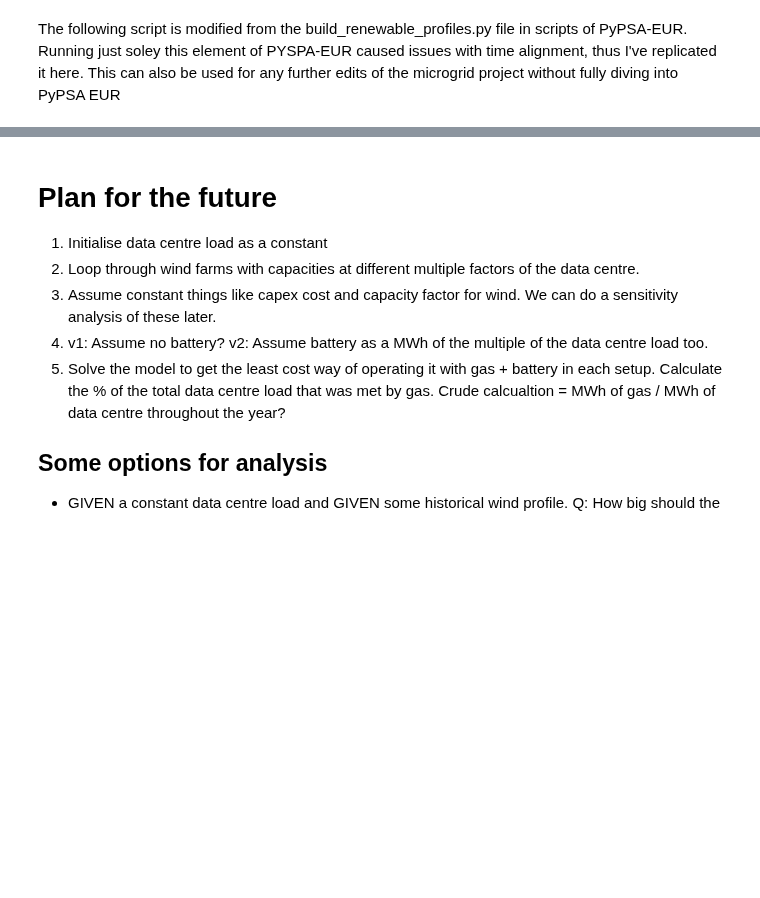
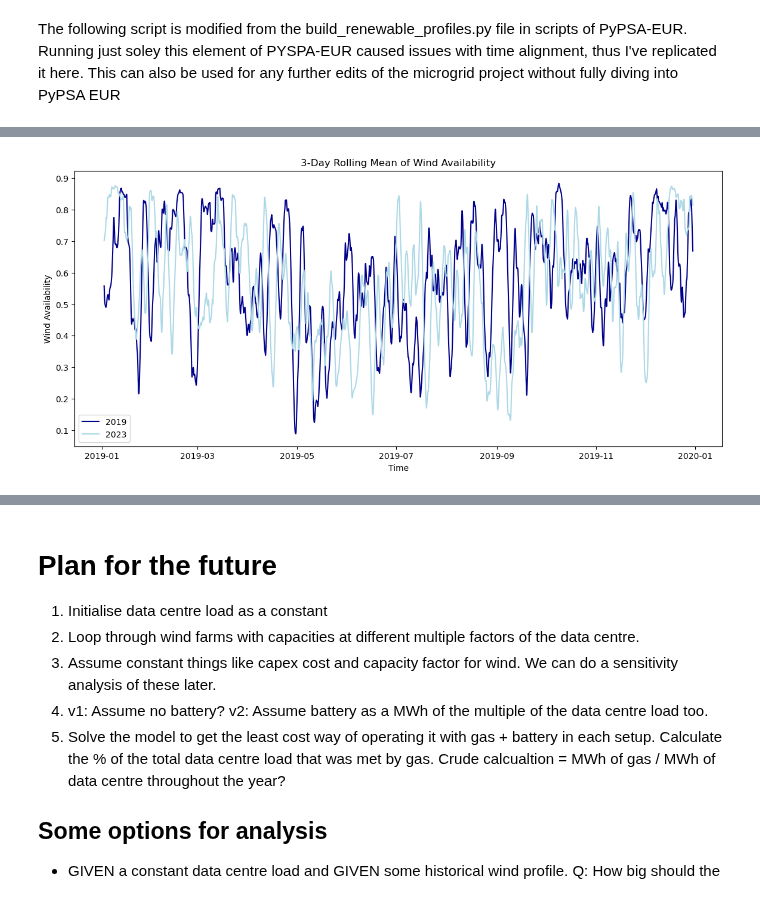
Before and after one commit to ryanjenkinson/data-centre-modelling, a Jupyter notebook: notebooks/Ryan'sDCmodel2.ipynb, the cells around one changed output, grey strips where cells are left out. Drawn from its saved outputs; the diff is of its cells as text; code cells hidden in the pictures; blank space fills up the shorter version.

```diff
--- a/notebooks/Ryan'sDCmodel2.ipynb
+++ b/notebooks/Ryan'sDCmodel2.ipynb
@@ -2008,0 +2067,20 @@ INFO:distributed.core:Event loop was unresponsive in Nanny for 538.08s.  This is
+# %%
+# Convert your data to a pandas Series with datetime index
+fig, ax = plt.subplots(figsize = (14,6))
+
+wind_series = pd.Series(wind_availability_list, index=snapshots)
+wind_series2023 = pd.Series(wind_profile_df2023, index = snapshots)
+# Apply 3-day rolling mean
+# Assuming hourly data: 3 days * 24 hours = 72
+rolling_mean = wind_series.rolling(window=72, center=True).mean()
+rolling_mean2023 = wind_series2023.rolling(window=72, center=True).mean()
+# Plot
+plt.plot(wind_series.index, rolling_mean, color='darkblue', label = '2019')
+plt.plot(wind_series.index, rolling_mean2023, color='lightblue', label = '2023')
+plt.title('3-Day Rolling Mean of Wind Availability')
+plt.ylabel('Wind Availability')
+plt.xlabel('Time')
+plt.legend()
+plt.show()
+# %% [output]
+[figure, added]
```
Also changed, not shown: parts of 15 cells of this notebook.
